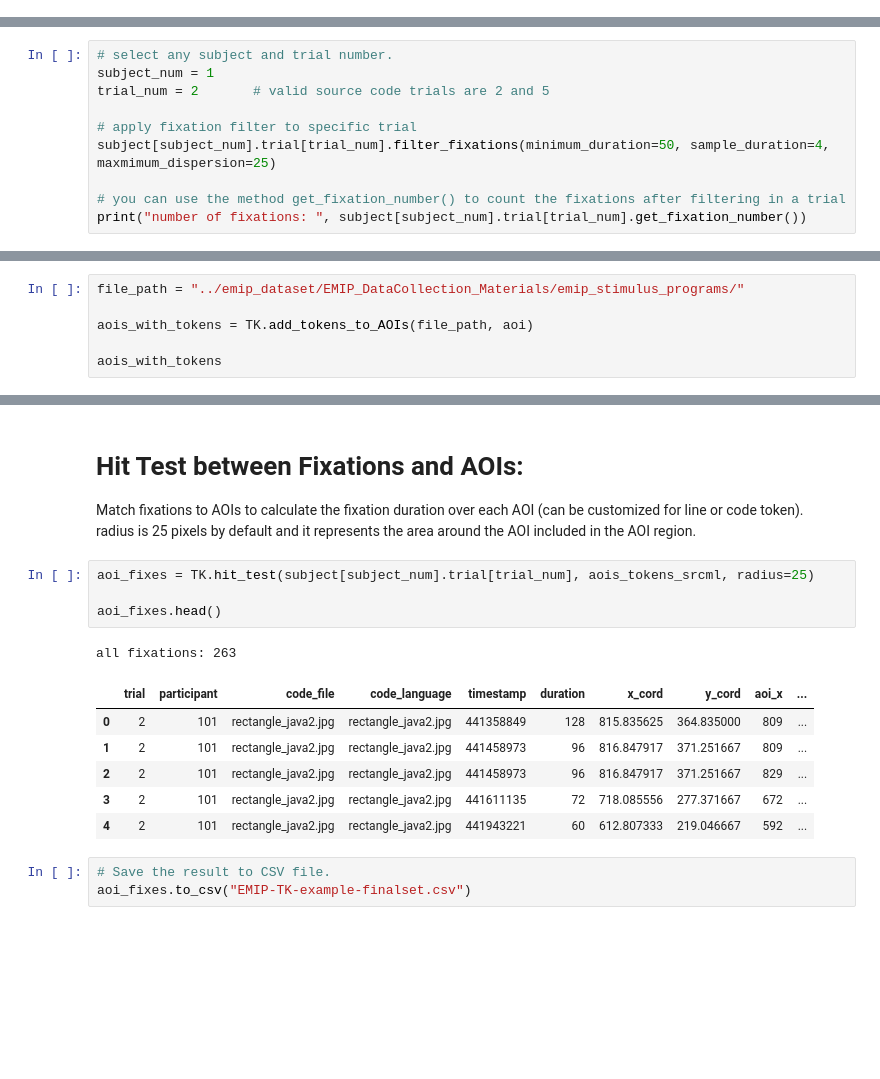
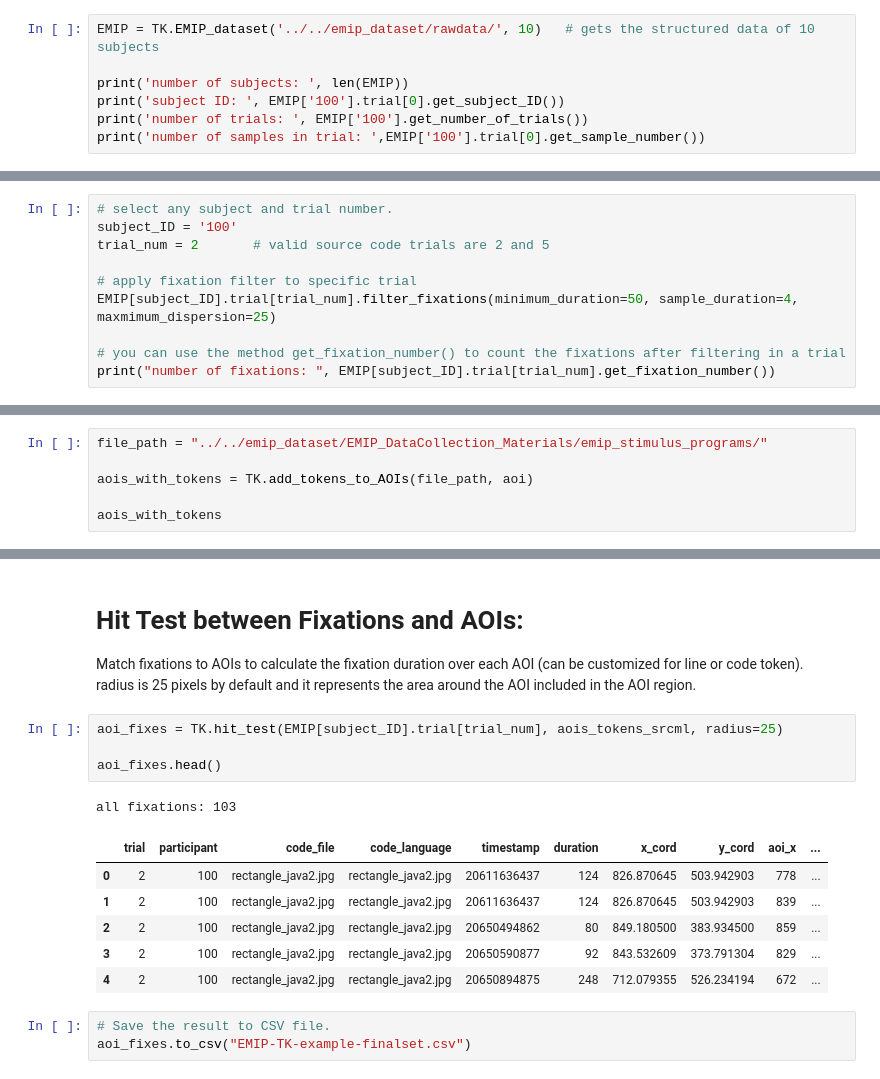
Before and after one commit to nalmadi/EMIP-Toolkit, a Jupyter notebook: EMIP Toolkit Examples.ipynb, the cells around one changed output, grey strips where cells are left out. Saved outputs shown, nothing was run; the diff lists cells and outputs as text; blank space fills up the shorter version.

```diff
--- a/EMIP Toolkit Examples.ipynb
+++ b/EMIP Toolkit Examples.ipynb
@@ -69,0 +32,7 @@ number of samples in trial:  12041
+# %%
+EMIP = TK.EMIP_dataset('../../emip_dataset/rawdata/', 10)   # gets the structured data of 10 subjects
+
+print('number of subjects: ', len(EMIP))
+print('subject ID: ', EMIP['100'].trial[0].get_subject_ID())
+print('number of trials: ', EMIP['100'].get_number_of_trials())
+print('number of samples in trial: ',EMIP['100'].trial[0].get_sample_number())
@@ -78,12 +63,12 @@ The fixation filter parameters have default values of:
 * maxmimum_dispersion 25 pixels
 # %%
 # select any subject and trial number.
-subject_num = 1
+subject_ID = '100'
 trial_num = 2       # valid source code trials are 2 and 5
 
 # apply fixation filter to specific trial
-subject[subject_num].trial[trial_num].filter_fixations(minimum_duration=50, sample_duration=4, maxmimum_dispersion=25)
+EMIP[subject_ID].trial[trial_num].filter_fixations(minimum_duration=50, sample_duration=4, maxmimum_dispersion=25)
 
 # you can use the method get_fixation_number() to count the fixations after filtering in a trial
-print("number of fixations: ", subject[subject_num].trial[trial_num].get_fixation_number())
+print("number of fixations: ", EMIP[subject_ID].trial[trial_num].get_fixation_number())
 # %% [output]
@@ -180,7 +165,7 @@ TK.draw_rectangles(aoi, im)
 # %% [markdown]
 # Add text tokens to generated AOIs:
 # %%
-file_path = "../emip_dataset/EMIP_DataCollection_Materials/emip_stimulus_programs/"
+file_path = "../../emip_dataset/EMIP_DataCollection_Materials/emip_stimulus_programs/"
 
 aois_with_tokens = TK.add_tokens_to_AOIs(file_path, aoi)
 
@@ -227,17 +212,17 @@ aois_tokens_srcml
 Match fixations to AOIs to calculate the fixation duration over each AOI (can be customized for line or code token).
 radius is 25 pixels by default and it represents the area around the AOI included in the AOI region.
 # %%
-aoi_fixes = TK.hit_test(subject[subject_num].trial[trial_num], aois_tokens_srcml, radius=25)
+aoi_fixes = TK.hit_test(EMIP[subject_ID].trial[trial_num], aois_tokens_srcml, radius=25)
 
 aoi_fixes.head()
 # %% [output]
-all fixations: 263
+all fixations: 103
 |  | trial | participant | code_file | code_language | timestamp | duration | x_cord | y_cord | aoi_x | ... |
-| 0 | 2 | 101 | rectangle_java2.jpg | rectangle_java2.jpg | 441358849 | 128 | 815.835625 | 364.835000 | 809 | ... |
-| 1 | 2 | 101 | rectangle_java2.jpg | rectangle_java2.jpg | 441458973 | 96 | 816.847917 | 371.251667 | 809 | ... |
-| 2 | 2 | 101 | rectangle_java2.jpg | rectangle_java2.jpg | 441458973 | 96 | 816.847917 | 371.251667 | 829 | ... |
-| 3 | 2 | 101 | rectangle_java2.jpg | rectangle_java2.jpg | 441611135 | 72 | 718.085556 | 277.371667 | 672 | ... |
-| 4 | 2 | 101 | rectangle_java2.jpg | rectangle_java2.jpg | 441943221 | 60 | 612.807333 | 219.046667 | 592 | ... |
+| 0 | 2 | 100 | rectangle_java2.jpg | rectangle_java2.jpg | 20611636437 | 124 | 826.870645 | 503.942903 | 778 | ... |
+| 1 | 2 | 100 | rectangle_java2.jpg | rectangle_java2.jpg | 20611636437 | 124 | 826.870645 | 503.942903 | 839 | ... |
+| 2 | 2 | 100 | rectangle_java2.jpg | rectangle_java2.jpg | 20650494862 | 80 | 849.180500 | 383.934500 | 859 | ... |
+| 3 | 2 | 100 | rectangle_java2.jpg | rectangle_java2.jpg | 20650590877 | 92 | 843.532609 | 373.791304 | 829 | ... |
+| 4 | 2 | 100 | rectangle_java2.jpg | rectangle_java2.jpg | 20650894875 | 248 | 712.079355 | 526.234194 | 672 | ... |
 # %%
 # Save the result to CSV file.
 aoi_fixes.to_csv("EMIP-TK-example-finalset.csv")
```
Also changed, not shown: parts of 8 cells of this notebook, 1 other file.
